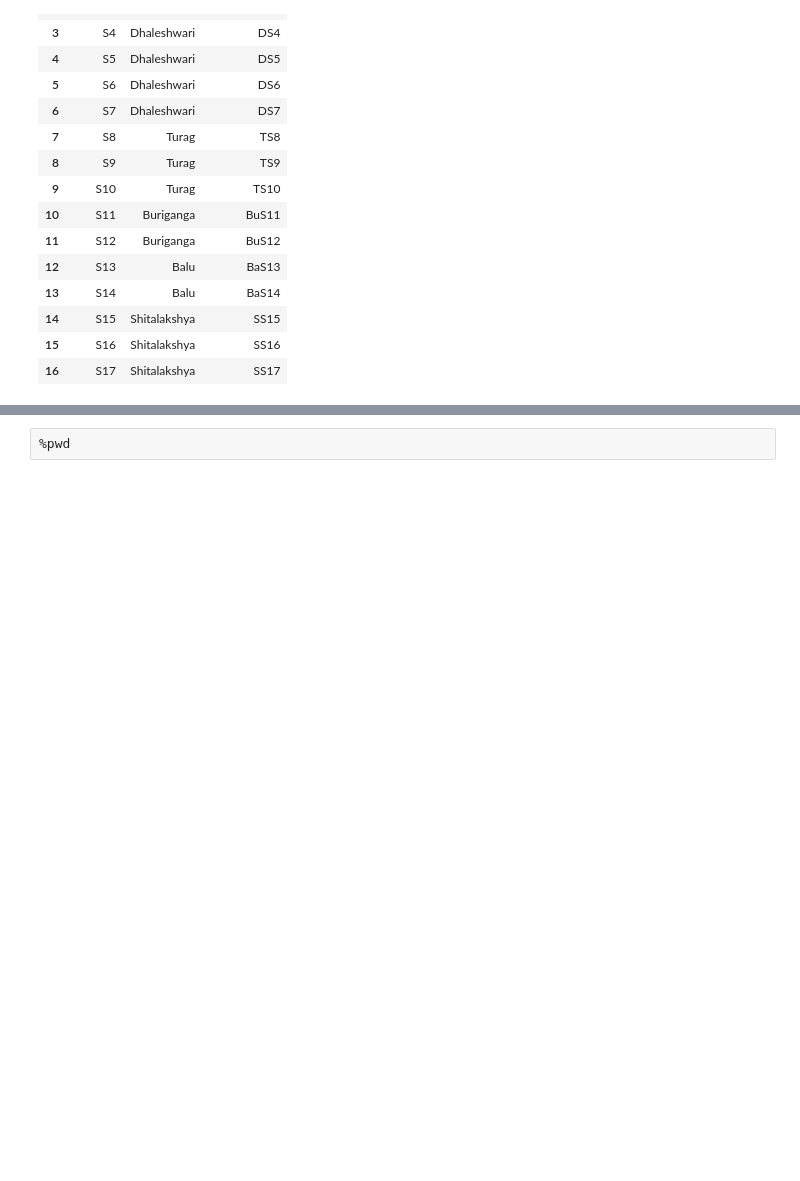
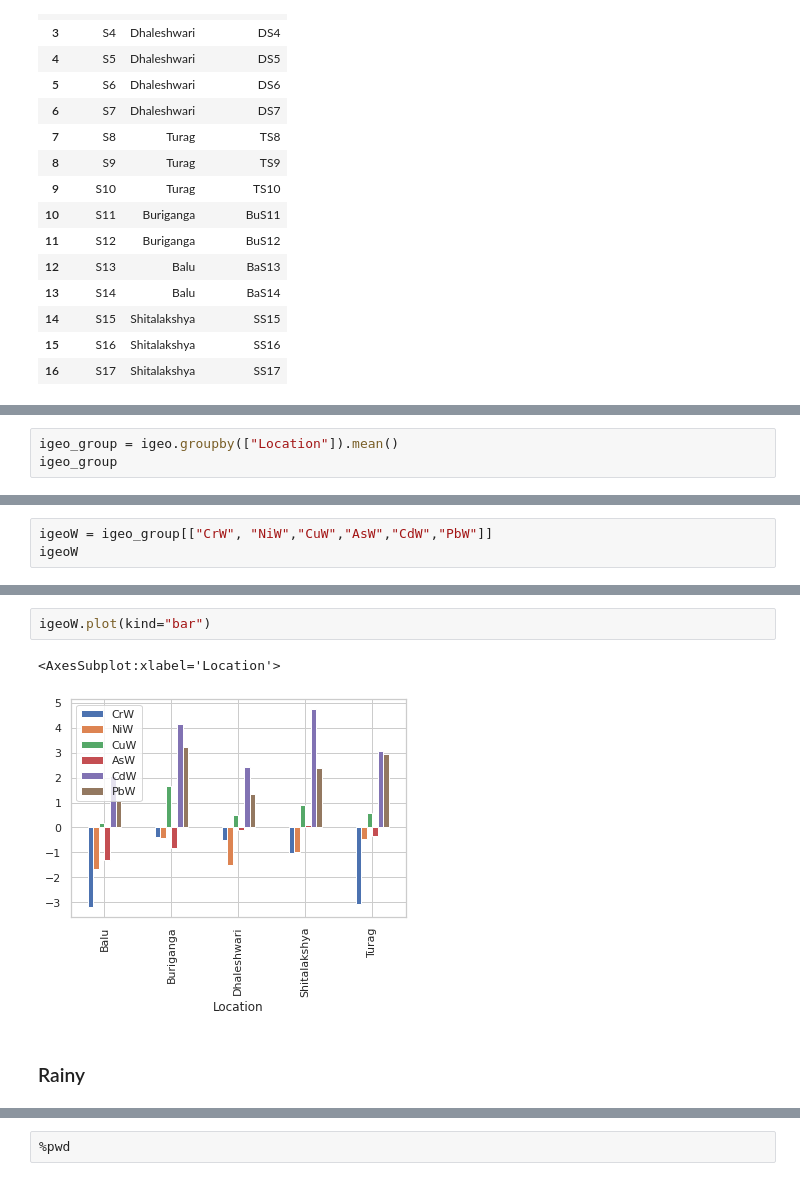
Before and after one commit to rakibhhridoy/OnGoingStudy, a Jupyter notebook: Shitalakshya/Python/sample.ipynb, the cells around one changed output, grey strips where cells are left out. Drawn from its saved outputs; the diff is of its cells as text; blank space fills up the shorter version.

Commit message:
Igeo fixed

```diff
--- a/Shitalakshya/Python/sample.ipynb
+++ b/Shitalakshya/Python/sample.ipynb
@@ -261,3 +261,6 @@ igeo
 | 14 | -0.754347 | -1.393961 | -1.859927 | -2.603755 | 0.640175 | 0.090904 | 0.084762 | -0.311791 | 4.339454 | 4.273018 | 1.691087 | ... |
 | 15 | -1.119597 | -1.728087 | -0.518215 | -1.144479 | 0.774684 | 0.342049 | 0.024211 | -0.486315 | 5.052145 | 4.496832 | 2.665999 | ... |
 | 16 | -1.199071 | -1.590745 | -0.552862 | -1.010505 | 1.326537 | 0.436201 | 0.158867 | -0.299902 | 4.818760 | 4.387730 | 2.811814 | ... |
+# %%
+igeo_group = igeo.groupby(["Location"]).mean()
+igeo_group
@@ -263,0 +280,3 @@ igeo
+# %%
+igeoW = igeo_group[["CrW", "NiW","CuW","AsW","CdW","PbW"]]
+igeoW
@@ -263,0 +291,7 @@ igeo
+# %%
+igeoW.plot(kind="bar")
+# %% [output]
+<AxesSubplot:xlabel='Location'>
+[figure, added]
+# %% [markdown]
+### Rainy
```
Also changed, not shown: parts of 12 cells of this notebook, 4 other files.
